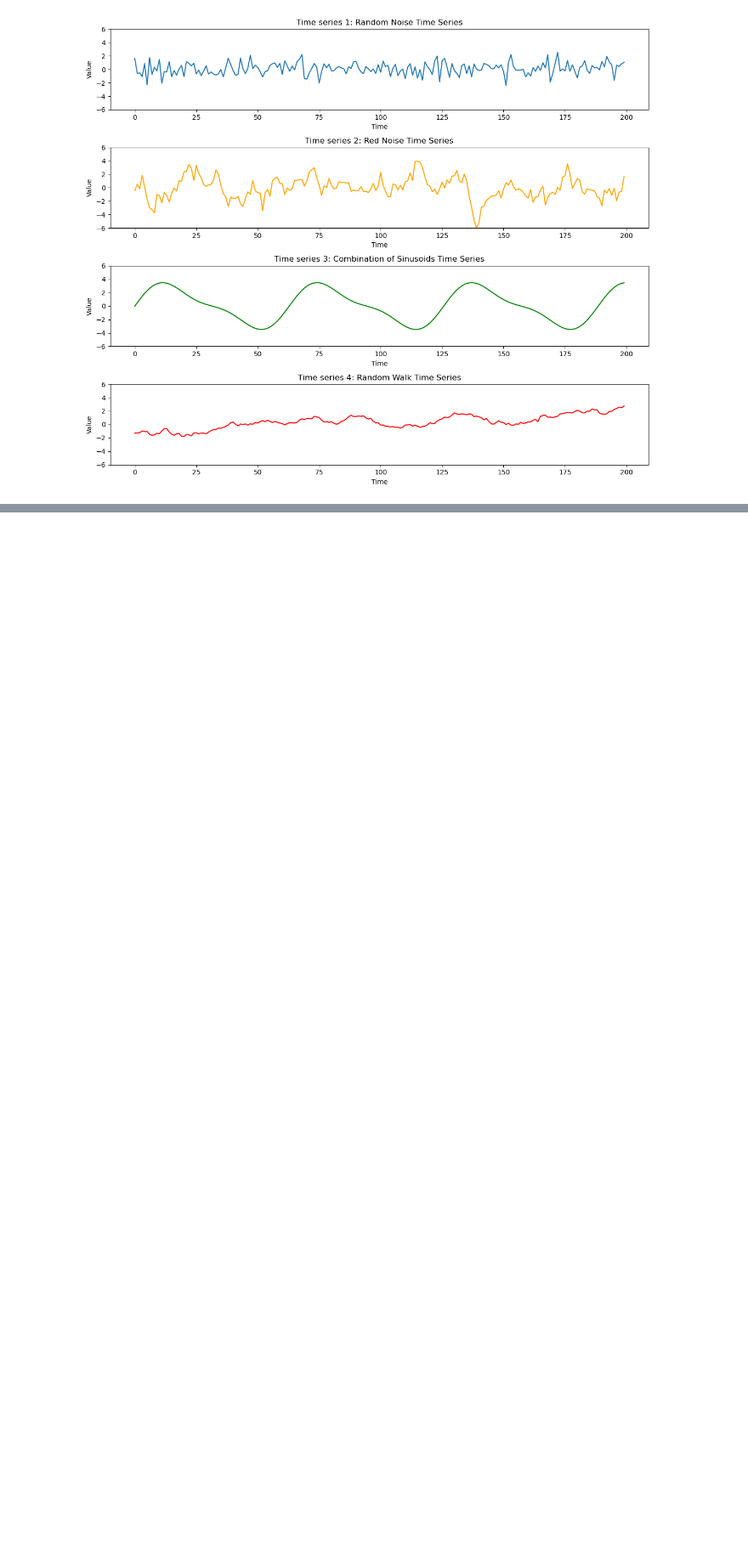
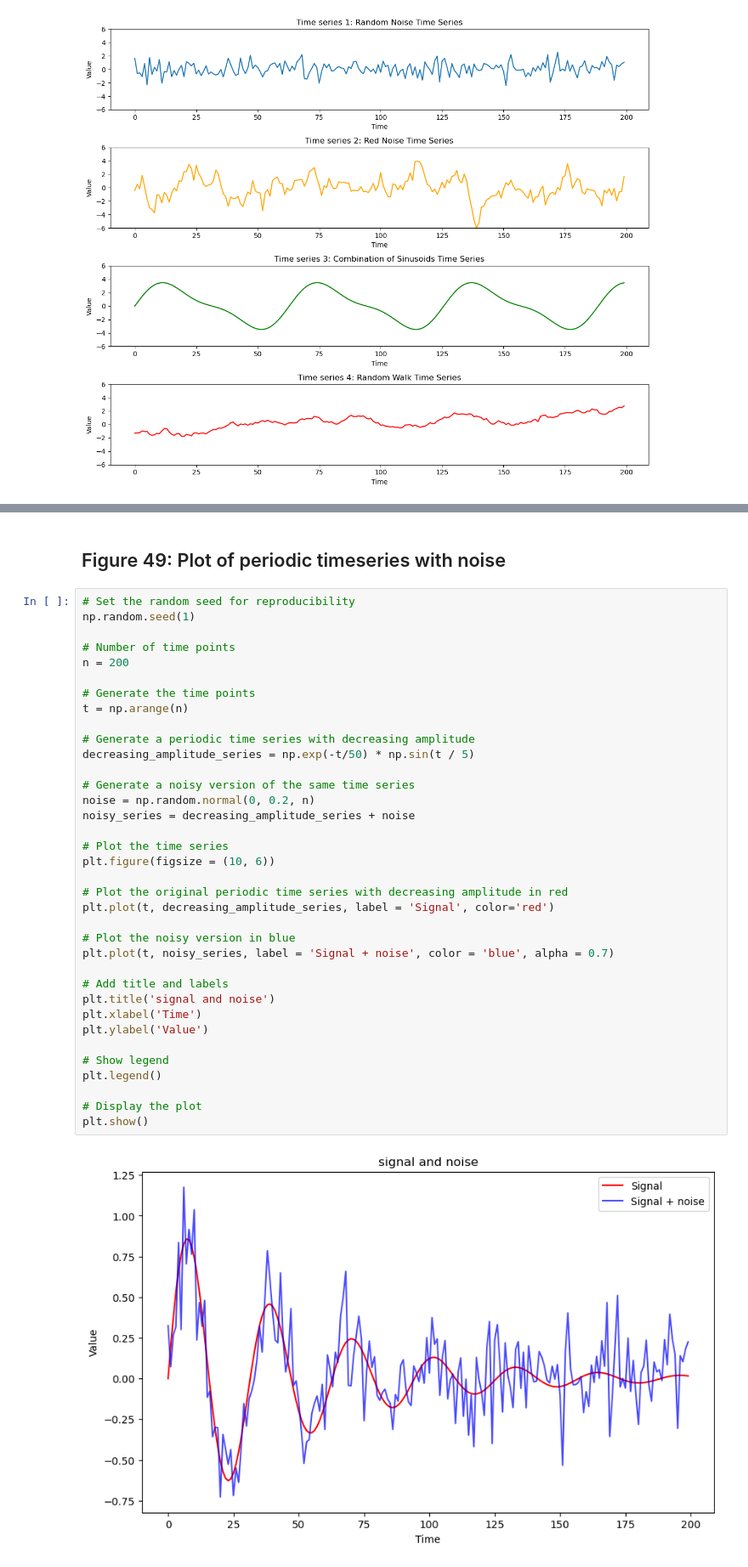
Before and after one commit to nielsjdewinter/VU_Data_analysis_Jupyter_labs, a Jupyter notebook: Syllabus_functions.ipynb, the cells around one changed output, grey strips where cells are left out. Shown at 85% size. Drawn from its saved outputs; the diff is of its cells as text; blank space fills up the shorter version.

```diff
--- a/Syllabus_functions.ipynb
+++ b/Syllabus_functions.ipynb
@@ -1302,0 +1378,40 @@ plt.show()
+# %% [markdown]
+## Figure 49: Plot of periodic timeseries with noise
+# %%
+# Set the random seed for reproducibility
+np.random.seed(1)
+
+# Number of time points
+n = 200
+
+# Generate the time points
+t = np.arange(n)
+
+# Generate a periodic time series with decreasing amplitude
+decreasing_amplitude_series = np.exp(-t/50) * np.sin(t / 5)
+
+# Generate a noisy version of the same time series
+noise = np.random.normal(0, 0.2, n)
+noisy_series = decreasing_amplitude_series + noise
+
+# Plot the time series
+plt.figure(figsize = (10, 6))
+
+# Plot the original periodic time series with decreasing amplitude in red
+plt.plot(t, decreasing_amplitude_series, label = 'Signal', color='red')
+
+# Plot the noisy version in blue
+plt.plot(t, noisy_series, label = 'Signal + noise', color = 'blue', alpha = 0.7)
+
+# Add title and labels
+plt.title('signal and noise')
+plt.xlabel('Time')
+plt.ylabel('Value')
+
+# Show legend
+plt.legend()
+
+# Display the plot
+plt.show()
+# %% [output]
+[figure, added]
```
Also changed, not shown: parts of 9 cells of this notebook, 1 other file.
